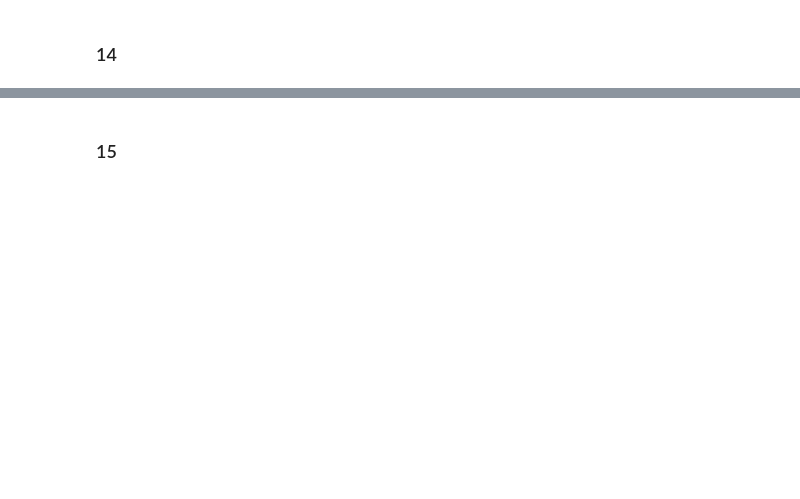
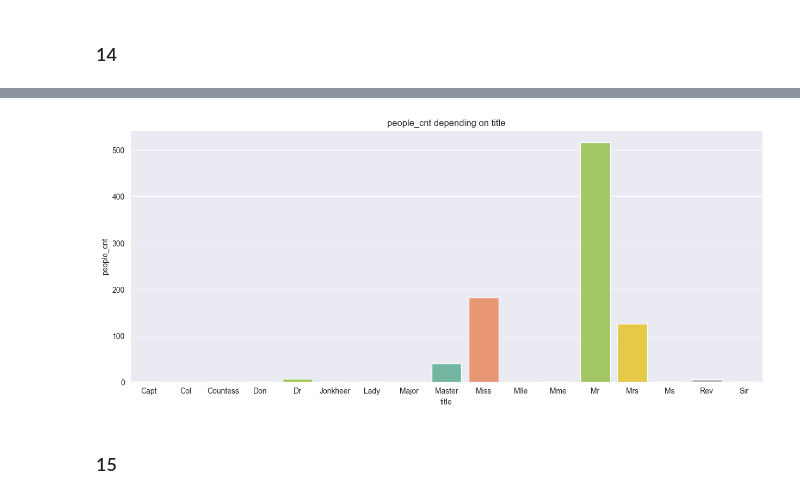
Before and after one commit to Megacinder/mds24, a Jupyter notebook: md3_ml/HA 2 - Pandas_ML_MDS_AhremenkoMA.ipynb, the cells around one changed output, grey strips where cells are left out. Saved outputs shown, nothing was run; the diff lists cells and outputs as text; code cells hidden in the pictures; blank space fills up the shorter version.

```diff
--- a/md3_ml/HA 2 - Pandas_ML_MDS_AhremenkoMA.ipynb
+++ b/md3_ml/HA 2 - Pandas_ML_MDS_AhremenkoMA.ipynb
@@ -516,3 +619,21 @@ Creativity is appreciated in this task and may earn you 1-2 bonus points!
+# %%
+
+GROUP_BY = "title"
+
+df14 = df[ [GROUP_BY, "PassengerId"] ].groupby(GROUP_BY).count().reset_index().rename(columns={"PassengerId": "people_cnt"})
+
+
+# ax = sns.barplot(data=df13, hue=GROUP_BY, x=GROUP_BY, y="people_cnt", palette="Set2")
+
+# ax.bar_label(ax.containers[0], label_type="edge", fontsize=10)
+
+plt.figure(figsize=(15, 6))
+sns.barplot(data=df14, hue=GROUP_BY, x=GROUP_BY, y="people_cnt", palette="Set2")
+plt.title(f"people_cnt depending on {GROUP_BY}")
+plt.xlabel(GROUP_BY)
+plt.show()
+# %% [output]
+[figure, added]
 # %% [markdown]
 ### 15
 # %% [markdown]
```
Also changed, not shown: parts of 42 cells of this notebook, 5 other files.
